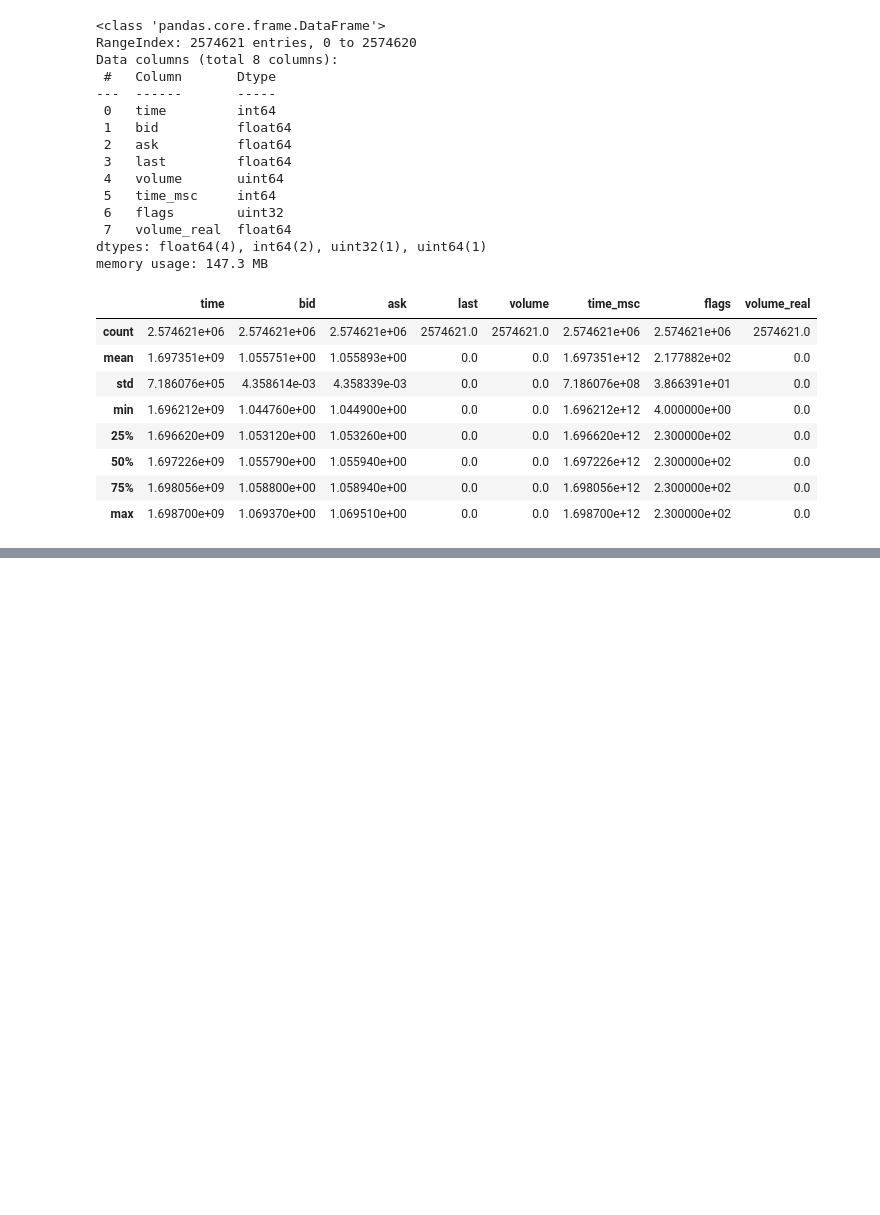
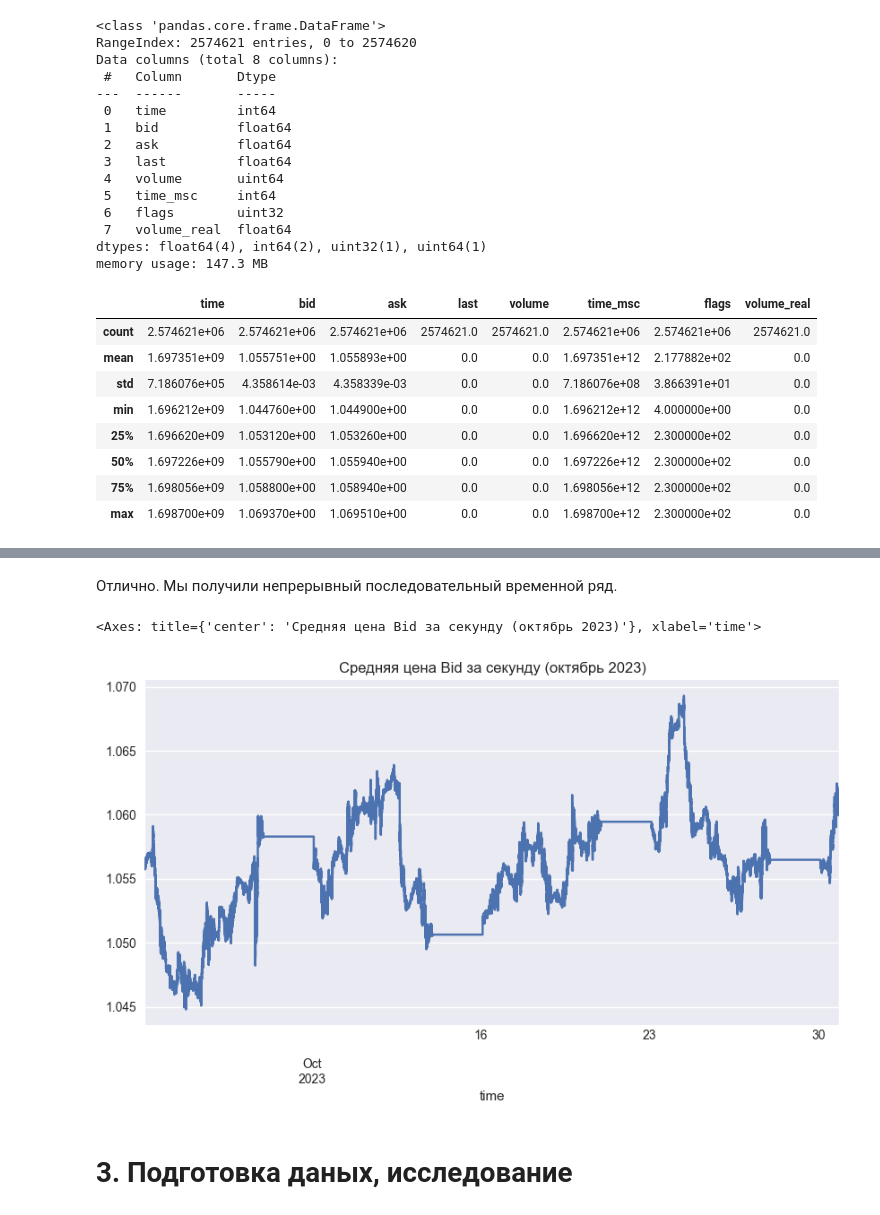
Before and after one commit to trigubov/DW_data_science_ls1, a Jupyter notebook: Skillfactory/DIPLOM/Дипломная_работа_Тригубов.ipynb, the cells around one changed output, grey strips where cells are left out. Drawn from its saved outputs; the diff is of its cells as text; code cells hidden in the pictures; blank space fills up the shorter version.

```diff
--- a/Skillfactory/DIPLOM/Дипломная_работа_Тригубов.ipynb
+++ b/Skillfactory/DIPLOM/Дипломная_работа_Тригубов.ipynb
@@ -158,0 +156,13 @@ ticks_frame.describe()
+# %%
+# Удалим поля, которые нам не нужны
+
+ticks_frame.drop(['last','volume', 'volume_real', 'time_msc', 'flags'], axis=1, inplace=True)
+
+# для сокращения объема данных преобразуем поля bid и ask в тип float32
+ticks_frame['bid'] = ticks_frame['bid'].astype('float32')
+ticks_frame['ask'] = ticks_frame['ask'].astype('float32')
+
+# преобразуем поле time в тип datetime
+ticks_frame['time'] = pd.to_datetime(ticks_frame['time'], unit='s')
+
+ticks_frame.info()
@@ -158,0 +200,16 @@ ticks_frame.describe()
+# %%
+# проведем ресемплирование тиковых данных в среднее значение с периодом 1 секунда
+# колебания цены в течении секунды не так важны
+# так-же добавим в ресемплированные данные колонку с количеством тиков в секунду, возможно, это ценная информация:
+# если в секунду было много тиков, то это может говорить о том, что в этот момент было много сделок, и это может быть важной информацией
+
+ticks_frame = ticks_frame.resample('1S', on='time').agg({'bid':'mean', 'ask':'mean', 'time':'count'})
+
+# недостающие значения заполним интерполяцией
+# ticks_frame = ticks_frame.interpolate(method='time')
+
+# недостающие значения заполним предыдущими значениями,
+ticks_frame = ticks_frame.fillna(method='ffill')
+
+# выведем данные
+ticks_frame
@@ -158,0 +231,9 @@ ticks_frame.describe()
+# %% [markdown]
+Отлично. Мы получили непрерывный последовательный временной ряд.
+# %%
+ticks_frame['bid'].plot(figsize=(10,5), grid=True, title='Средняя цена Bid за секунду (октябрь 2023)')
+# %% [output]
+<Axes: title={'center': 'Средняя цена Bid за секунду (октябрь 2023)'}, xlabel='time'>
+[figure, added]
+# %% [markdown]
+# 3. Подготовка даных, исследование
```
Also changed, not shown: parts of 26 cells of this notebook, 3 other files.
